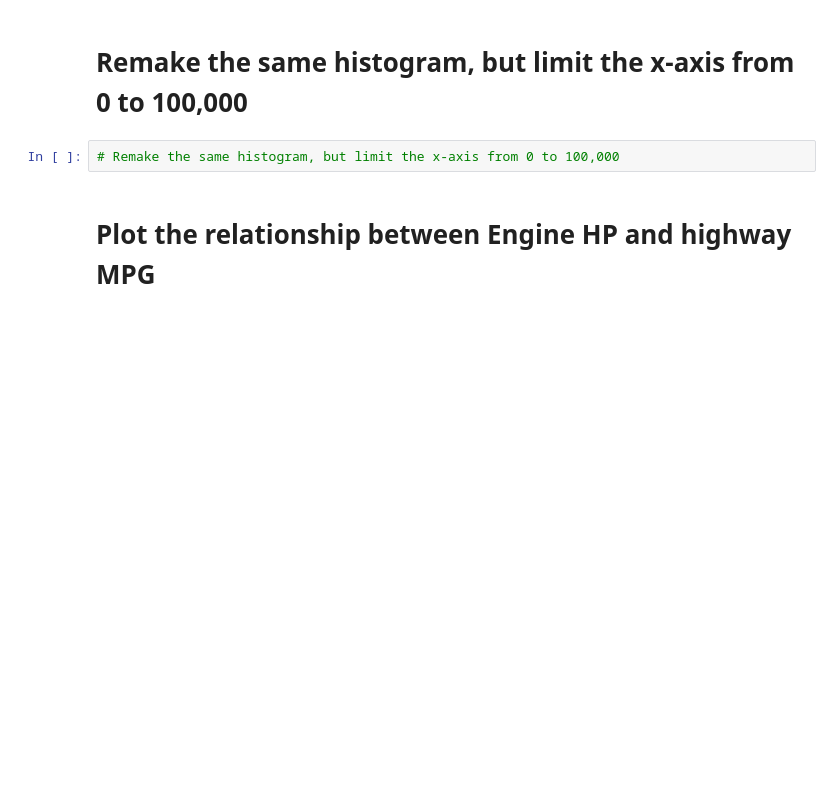
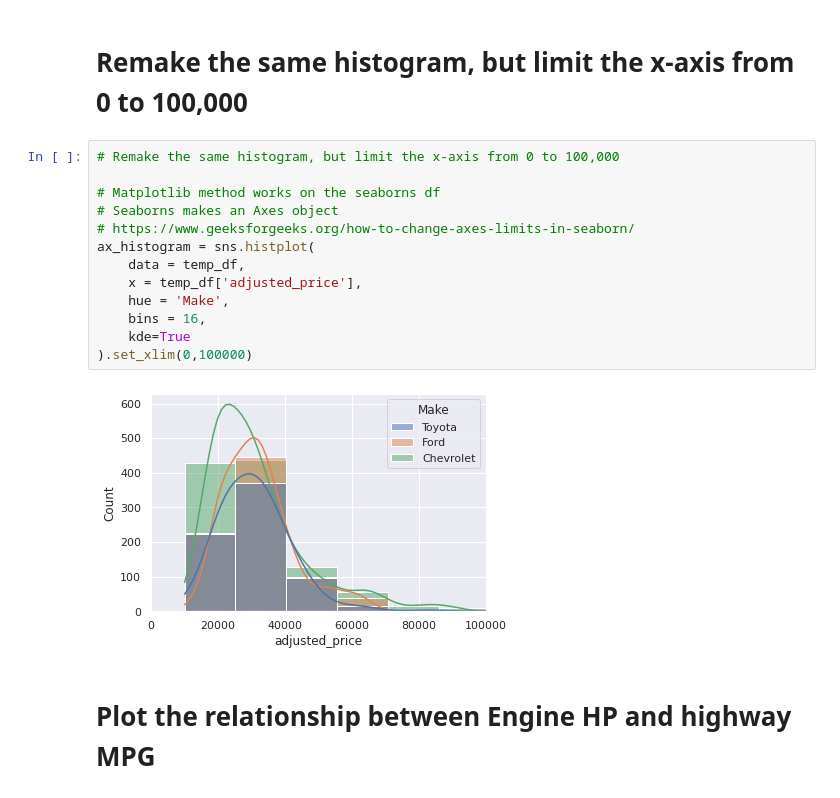
Before and after one commit to AlexOneUp/2022-fall-data-science, a Jupyter notebook: Week-02-EDA/Exercise-EDA.ipynb, the cells around one changed output. Saved outputs shown, nothing was run; the diff lists cells and outputs as text; blank space fills up the shorter version.

```diff
--- a/Week-02-EDA/Exercise-EDA.ipynb
+++ b/Week-02-EDA/Exercise-EDA.ipynb
@@ -272,7 +273,20 @@ Name: highway MPG, dtype: float64
 # %% [markdown]
 # Remake the same histogram, but limit the x-axis from 0 to 100,000
-# %%
-# Remake the same histogram, but limit the x-axis from 0 to 100,000
+# %%
+# Remake the same histogram, but limit the x-axis from 0 to 100,000
+
+# Matplotlib method works on the seaborns df
+# Seaborns makes an Axes object
+# https://www.geeksforgeeks.org/how-to-change-axes-limits-in-seaborn/
+ax_histogram = sns.histplot(
+    data = temp_df,
+    x = temp_df['adjusted_price'],
+    hue = 'Make',
+    bins = 16,
+    kde=True
+).set_xlim(0,100000)
+# %% [output]
+[figure, added]
 # %% [markdown]
 # Plot the relationship between Engine HP and highway MPG
 # %%
```
Also changed, not shown: parts of 21 cells of this notebook.
